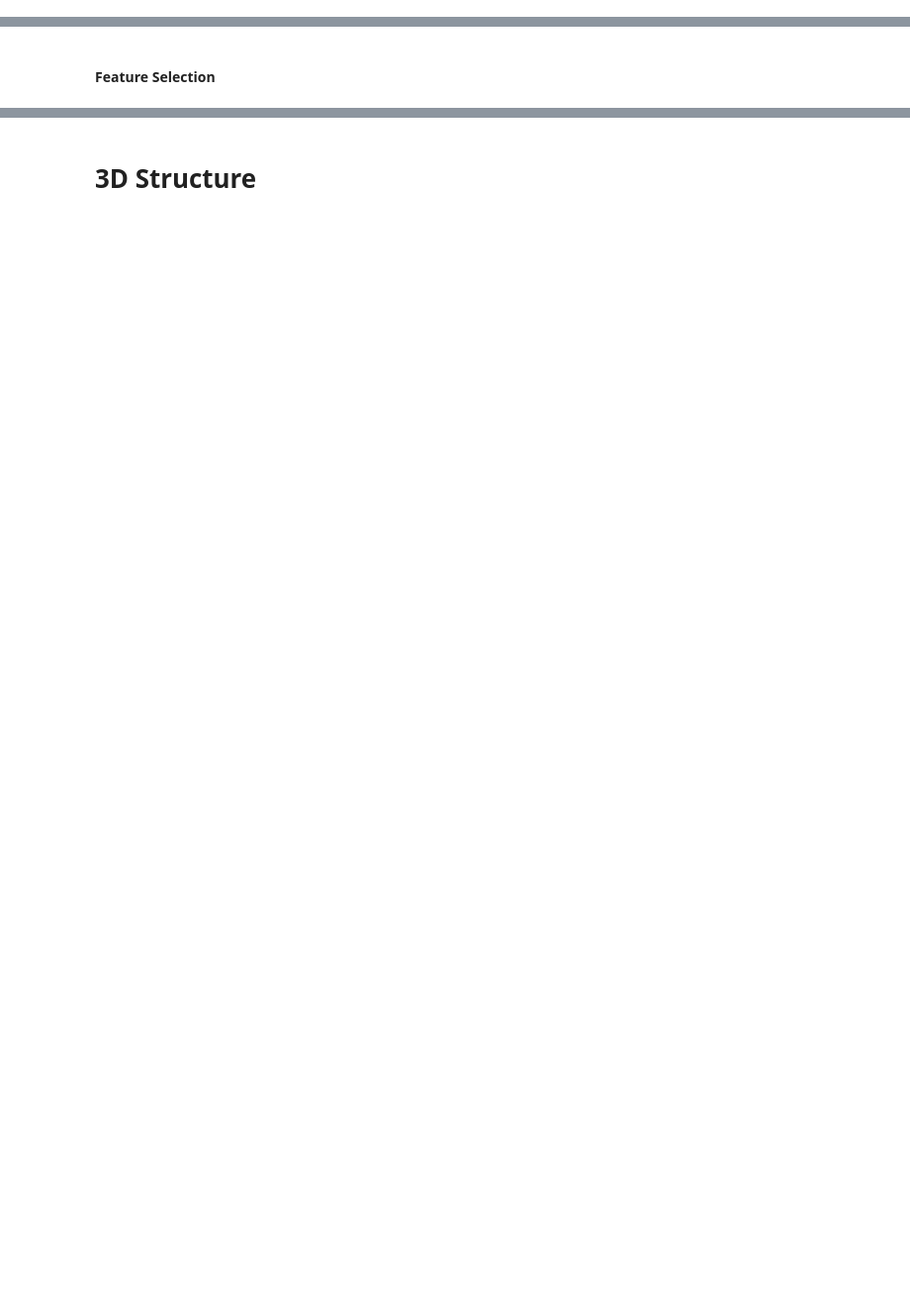
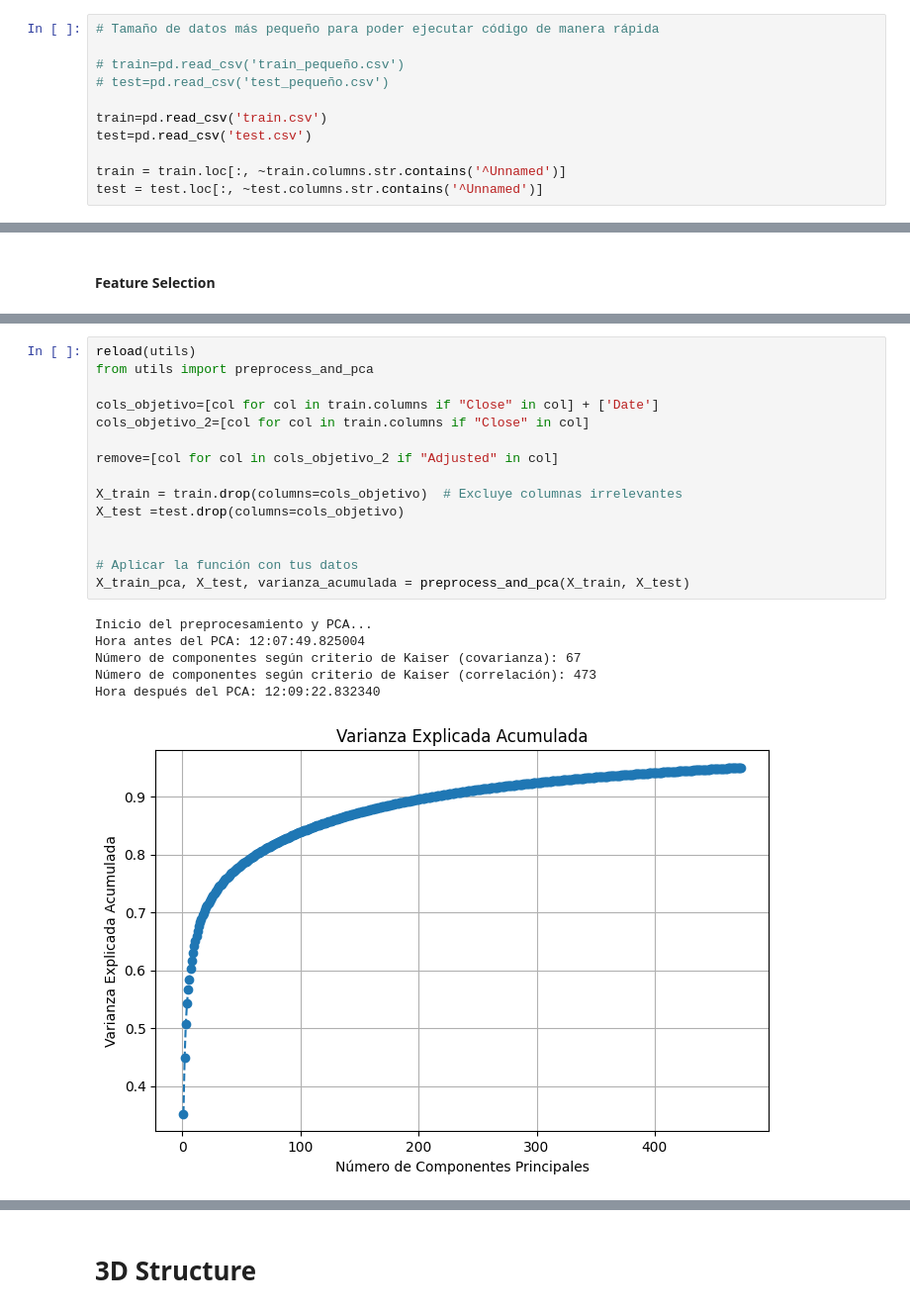
Before and after one commit to alfredofdlv/Proyect2_LABIACD, a Jupyter notebook: Notebook.ipynb, the cells around one changed output, grey strips where cells are left out. Shown at 99% size. Drawn from its saved outputs; the diff is of its cells as text; blank space fills up the shorter version.

```diff
--- a/Notebook.ipynb
+++ b/Notebook.ipynb
@@ -385,0 +325,11 @@ test=df2[df2['Date']>='2024-01-01']
+# %%
+# Tamaño de datos más pequeño para poder ejecutar código de manera rápida
+
+# train=pd.read_csv('train_pequeño.csv')
+# test=pd.read_csv('test_pequeño.csv')
+
+train=pd.read_csv('train.csv')
+test=pd.read_csv('test.csv')
+
+train = train.loc[:, ~train.columns.str.contains('^Unnamed')]
+test = test.loc[:, ~test.columns.str.contains('^Unnamed')]
@@ -508,2 +340,24 @@ Hora : 18:07:48.439115
+# %%
+reload(utils)
+from utils import preprocess_and_pca
+
+cols_objetivo=[col for col in train.columns if "Close" in col] + ['Date']
+cols_objetivo_2=[col for col in train.columns if "Close" in col]
+
+remove=[col for col in cols_objetivo_2 if "Adjusted" in col]
+
+X_train = train.drop(columns=cols_objetivo)  # Excluye columnas irrelevantes
+X_test =test.drop(columns=cols_objetivo)
+
+
+# Aplicar la función con tus datos
+X_train_pca, X_test, varianza_acumulada = preprocess_and_pca(X_train, X_test)
+# %% [output]
+Inicio del preprocesamiento y PCA...
+Hora antes del PCA: 12:07:49.825004
+Número de componentes según criterio de Kaiser (covarianza): 67
+Número de componentes según criterio de Kaiser (correlación): 473
+Hora después del PCA: 12:09:22.832340
+[figure, added]
 # %% [markdown]
 ## Forecasting Model
```
Also changed, not shown: parts of 48 cells of this notebook, 17 other files.
